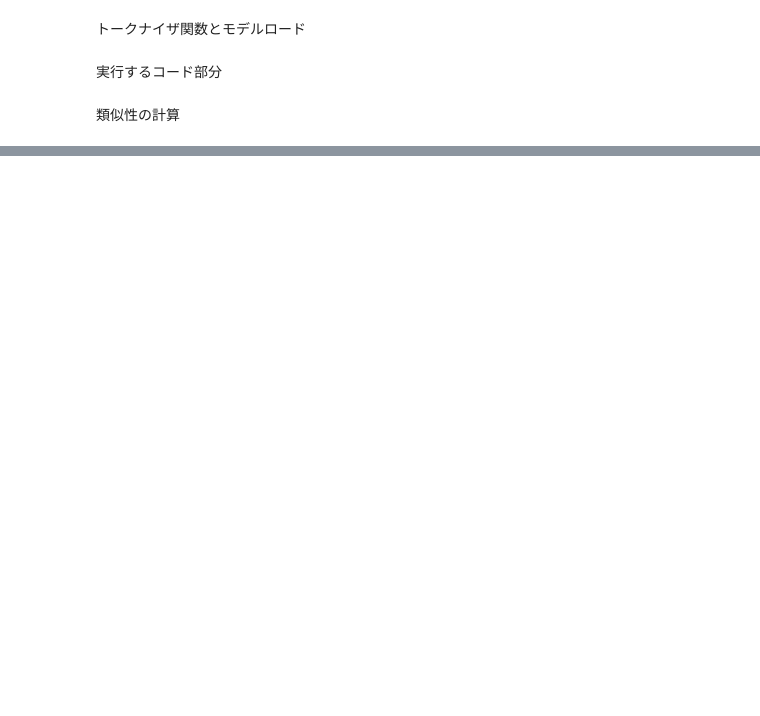
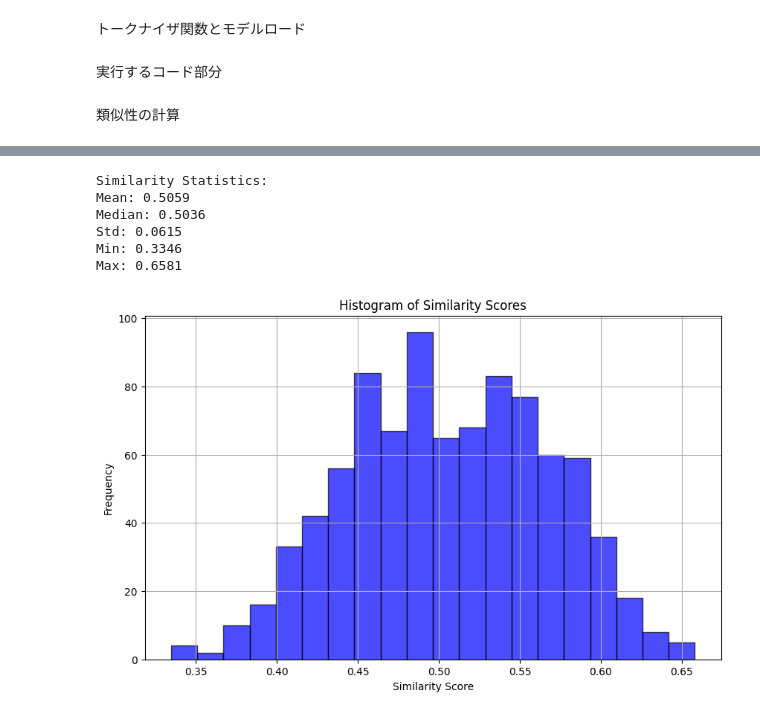
Before and after one commit to ryo-nakajima/the_effect_test, a Jupyter notebook: uth_bert_medpeer.ipynb, the cells around one changed output, grey strips where cells are left out. Drawn from its saved outputs; the diff is of its cells as text; code cells hidden in the pictures; blank space fills up the shorter version.

```diff
--- a/uth_bert_medpeer.ipynb
+++ b/uth_bert_medpeer.ipynb
@@ -3,3 +8,5 @@
+# %%
+base_dir = '/content/drive/My Drive/data/'
 # %% [markdown]
  必須: ライブラリのインストール
 # %%
@@ -79,8 +152,8 @@ tokenizer = BertTokenizer.from_pretrained(model_path)
 model = BertModel.from_pretrained(model_path)
 
 # CSVファイルを読み込む
-file_path = "./data/comments_physicians.csv"
-df = pd.read_csv(file_path)
+file_path = "comments_physicians.csv"
+df = pd.read_csv(base_dir + file_path)
 
 # コメントの特徴ベクトルを取得する関数
 def get_cls_embedding(text, model, tokenizer):
@@ -122,0 +627,33 @@ print(f"Similarity between row {row1} and row {row2}: {similarity}")
+# %%
+import matplotlib.pyplot as plt
+
+# 統計量の計算
+similarity_stats = {
+    "mean": comparison_comments['similarity'].mean(),
+    "median": comparison_comments['similarity'].median(),
+    "std": comparison_comments['similarity'].std(),
+    "min": comparison_comments['similarity'].min(),
+    "max": comparison_comments['similarity'].max()
+}
+
+# 統計量の出力
+print("Similarity Statistics:")
+for key, value in similarity_stats.items():
+    print(f"{key.capitalize()}: {value:.4f}")
+
+# ヒストグラムのプロット
+plt.figure(figsize=(10, 6))
+plt.hist(comparison_comments['similarity'], bins=20, color='blue', edgecolor='black', alpha=0.7)
+plt.title("Histogram of Similarity Scores")
+plt.xlabel("Similarity Score")
+plt.ylabel("Frequency")
+plt.grid(True)
+plt.show()
+# %% [output]
+Similarity Statistics:
+Mean: 0.5059
+Median: 0.5036
+Std: 0.0615
+Min: 0.3346
+Max: 0.6581
+[figure, added]
```
Also changed, not shown: parts of 18 cells of this notebook.
